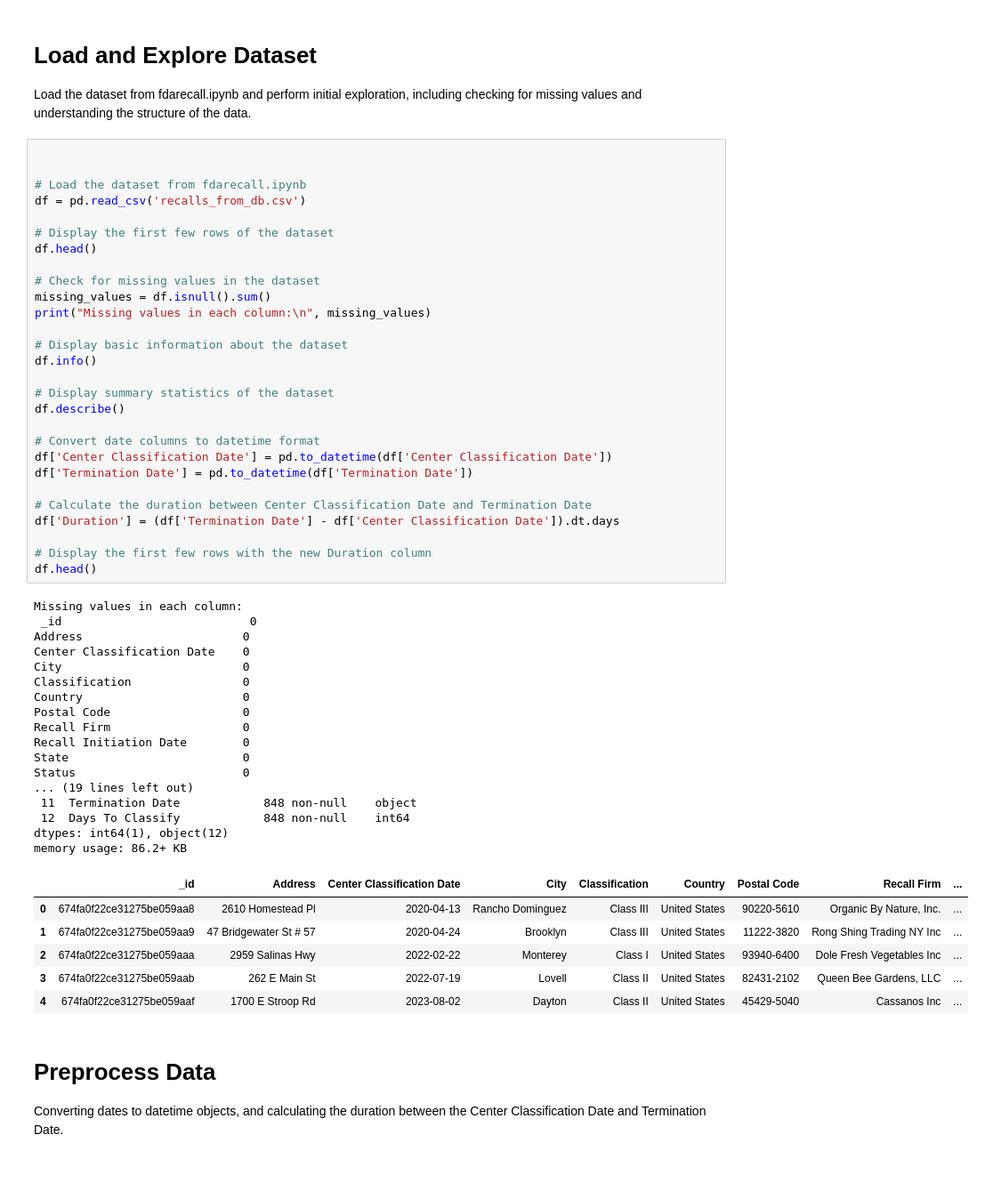
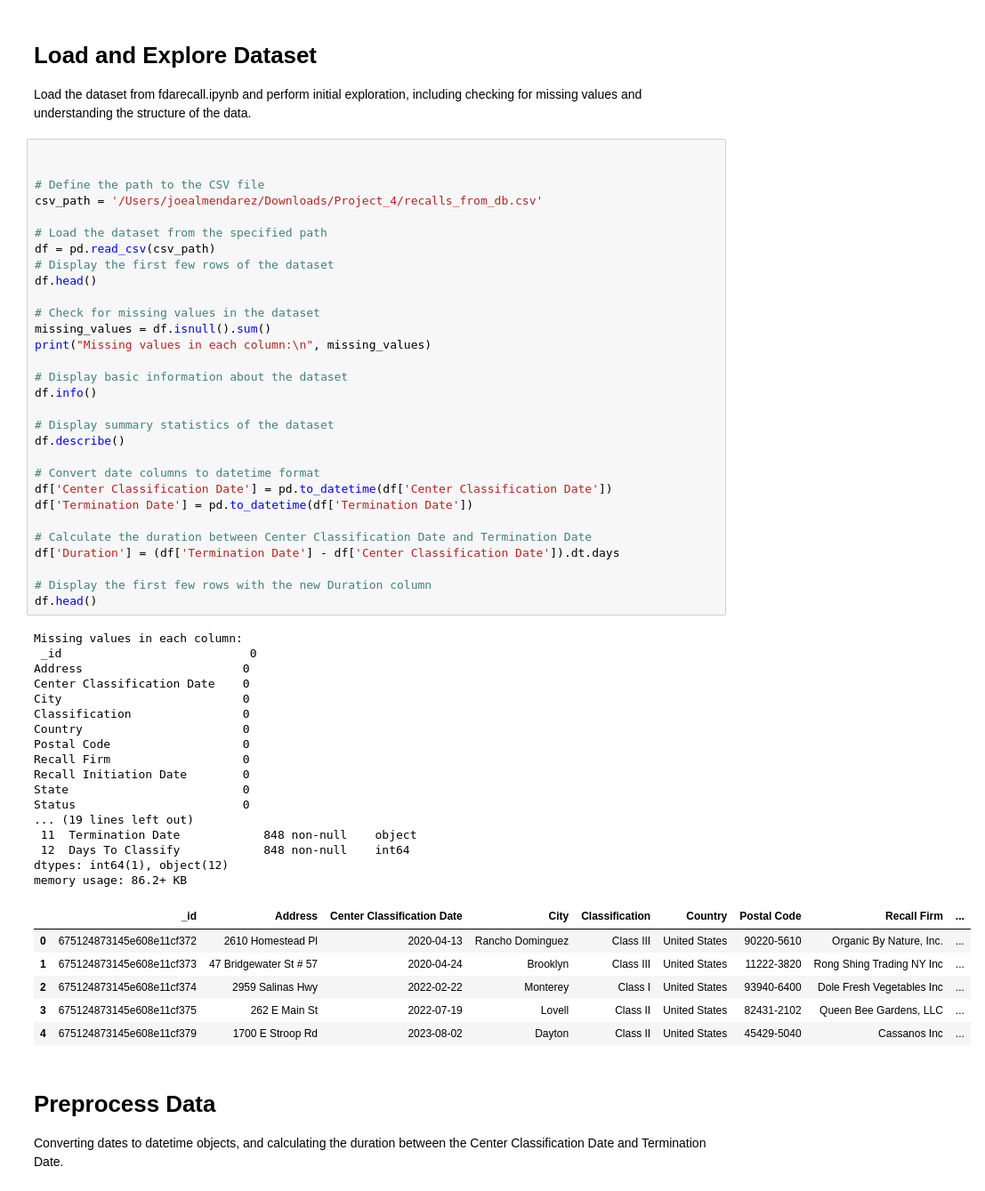
Before and after one commit to manueljgalvan/Project_4, a Jupyter notebook: Joes_attempt.ipynb, the cells around one changed output. Shown: that part at 89% size. Saved outputs shown, nothing was run; the diff lists cells and outputs as text.

```diff
--- a/Joes_attempt.ipynb
+++ b/Joes_attempt.ipynb
@@ -14,9 +14,11 @@ Load the dataset from fdarecall.ipynb and perform initial exploration, including
 # %%
 
 
-# Load the dataset from fdarecall.ipynb
-df = pd.read_csv('recalls_from_db.csv')
+# Define the path to the CSV file
+csv_path = '/Users/joealmendarez/Downloads/Project_4/recalls_from_db.csv'
 
+# Load the dataset from the specified path
+df = pd.read_csv(csv_path)
 # Display the first few rows of the dataset
 df.head()
 
@@ -31,38 +33,38 @@ df.info()
 df.describe()
 
 # Convert date columns to datetime format
 df['Center Classification Date'] = pd.to_datetime(df['Center Classification Date'])
 df['Termination Date'] = pd.to_datetime(df['Termination Date'])
 
 # Calculate the duration between Center Classification Date and Termination Date
 df['Duration'] = (df['Termination Date'] - df['Center Classification Date']).dt.days
 
 # Display the first few rows with the new Duration column
 df.head()
 # %% [output]
 Missing values in each column:
  _id                           0
 Address                       0
 Center Classification Date    0
 City                          0
 Classification                0
 Country                       0
 Postal Code                   0
 Recall Firm                   0
 Recall Initiation Date        0
 State                         0
 Status                        0
 ... (19 lines left out)
  11  Termination Date            848 non-null    object
  12  Days To Classify            848 non-null    int64
 dtypes: int64(1), object(12)
 memory usage: 86.2+ KB
 |  | _id | Address | Center Classification Date | City | Classification | Country | Postal Code | Recall Firm | ... |
-| 0 | 674fa0f22ce31275be059aa8 | 2610 Homestead Pl | 2020-04-13 | Rancho Dominguez | Class III | United States | 90220-5610 | Organic By Nature, Inc. | ... |
-| 1 | 674fa0f22ce31275be059aa9 | 47 Bridgewater St # 57 | 2020-04-24 | Brooklyn | Class III | United States | 11222-3820 | Rong Shing Trading NY Inc | ... |
-| 2 | 674fa0f22ce31275be059aaa | 2959 Salinas Hwy | 2022-02-22 | Monterey | Class I | United States | 93940-6400 | Dole Fresh Vegetables Inc | ... |
-| 3 | 674fa0f22ce31275be059aab | 262 E Main St | 2022-07-19 | Lovell | Class II | United States | 82431-2102 | Queen Bee Gardens, LLC | ... |
-| 4 | 674fa0f22ce31275be059aaf | 1700 E Stroop Rd | 2023-08-02 | Dayton | Class II | United States | 45429-5040 | Cassanos Inc | ... |
+| 0 | 675124873145e608e11cf372 | 2610 Homestead Pl | 2020-04-13 | Rancho Dominguez | Class III | United States | 90220-5610 | Organic By Nature, Inc. | ... |
+| 1 | 675124873145e608e11cf373 | 47 Bridgewater St # 57 | 2020-04-24 | Brooklyn | Class III | United States | 11222-3820 | Rong Shing Trading NY Inc | ... |
+| 2 | 675124873145e608e11cf374 | 2959 Salinas Hwy | 2022-02-22 | Monterey | Class I | United States | 93940-6400 | Dole Fresh Vegetables Inc | ... |
+| 3 | 675124873145e608e11cf375 | 262 E Main St | 2022-07-19 | Lovell | Class II | United States | 82431-2102 | Queen Bee Gardens, LLC | ... |
+| 4 | 675124873145e608e11cf379 | 1700 E Stroop Rd | 2023-08-02 | Dayton | Class II | United States | 45429-5040 | Cassanos Inc | ... |
 # %% [markdown]
 # Preprocess Data
 Converting dates to datetime objects, and calculating the duration between the Center Classification Date and Termination Date.
```
Also changed, not shown: parts of 3 cells of this notebook, 2 other files.
